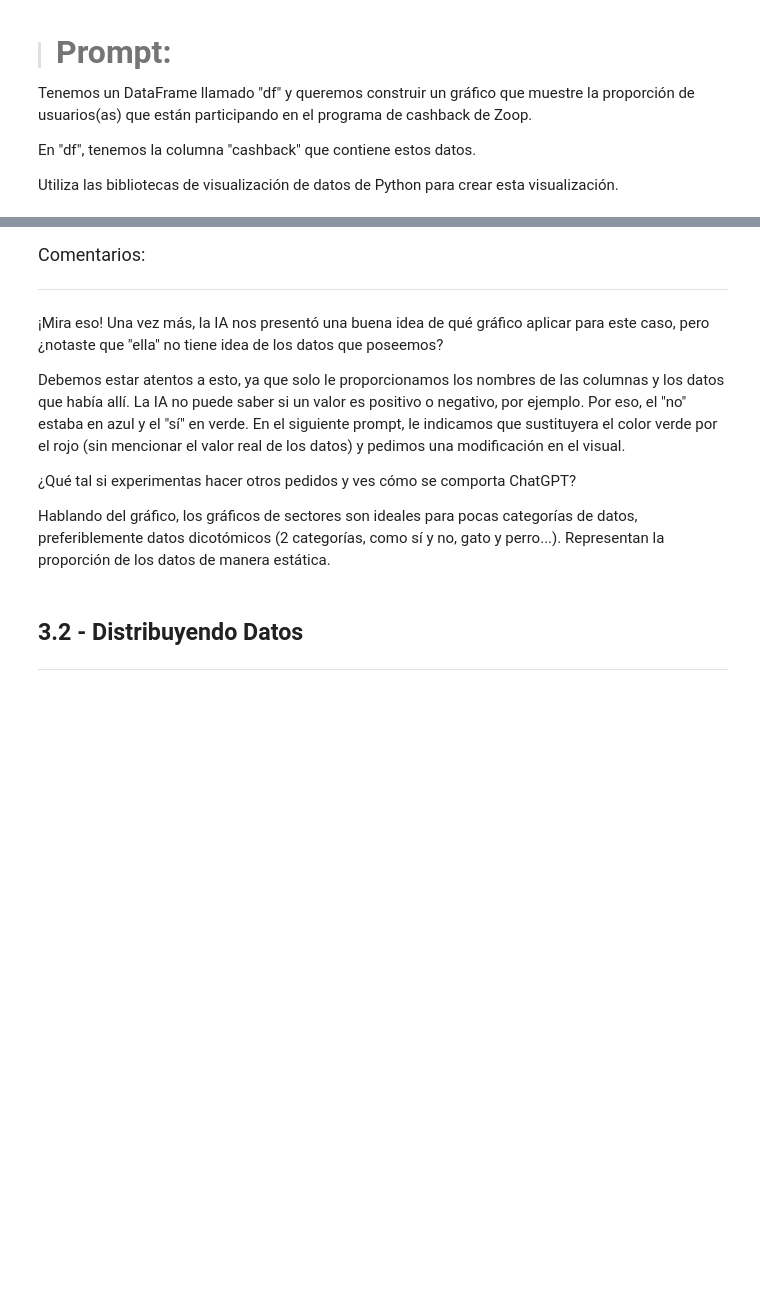
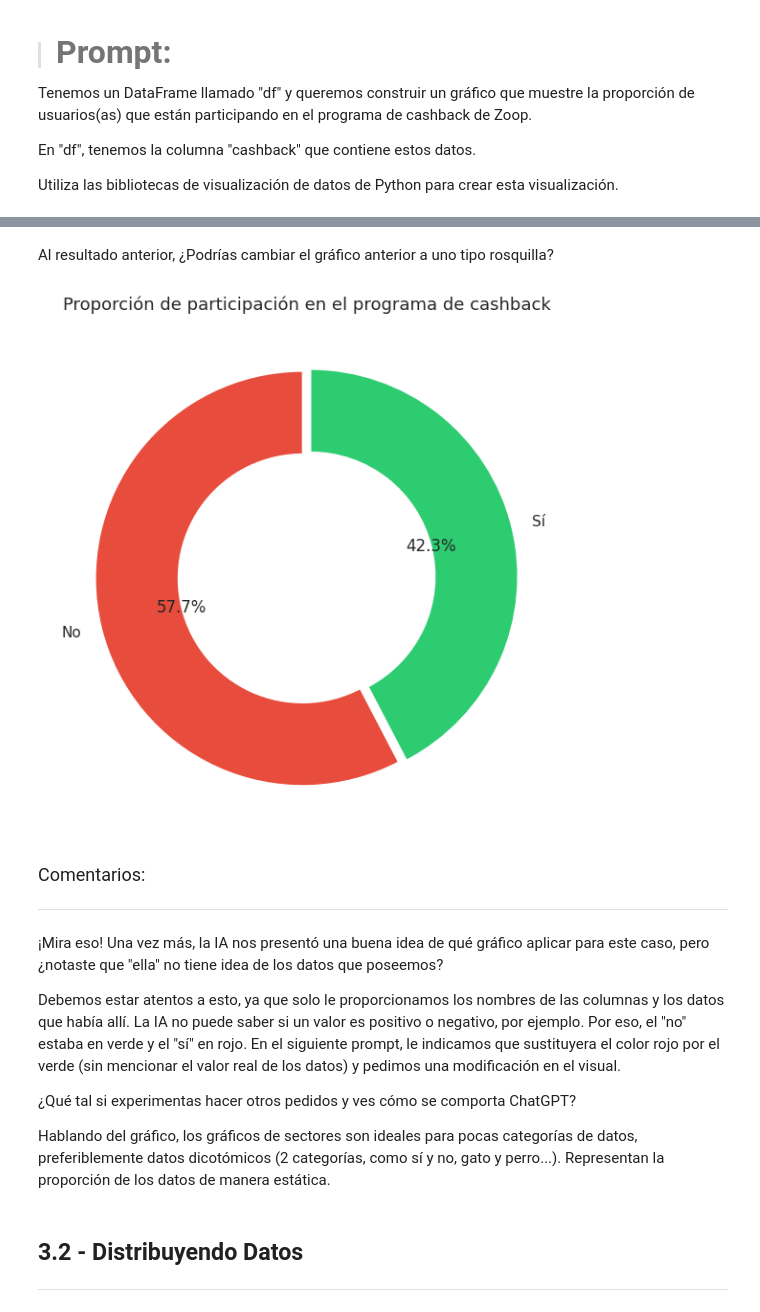
Before and after one commit to DanielRaiicHu/IA_aplicada_a_ciencia_de_datos, a Jupyter notebook: IA_aplicada_a_ciencia_de_datos.ipynb, the cells around one changed output, grey strips where cells are left out. Cells and saved outputs as stored; diff of their text form; code cells hidden in the pictures; blank space fills up the shorter version.

```diff
--- a/IA_aplicada_a_ciencia_de_datos.ipynb
+++ b/IA_aplicada_a_ciencia_de_datos.ipynb
@@ -1227,3 +1290,42 @@ Utiliza las bibliotecas de visualización de datos de Python para crear esta vis
+# %% [markdown]
+Al resultado anterior, ¿Podrías cambiar el gráfico anterior a uno tipo rosquilla?
+# %%
+import pandas as pd
+import matplotlib.pyplot as plt
+
+# 1. Contar la cantidad de usuarios que participan y no participan en el programa de cashback
+participacion_cashback = df['cashback'].value_counts()
+
+# 2. Crear etiquetas y valores
+etiquetas = participacion_cashback.index
+valores = participacion_cashback.values
+
+# 3. Definir colores personalizados: verde para "Sí", rojo para "No"
+colores = ['#e74c3c', '#2ecc71']  # Sí → verde alegre, No → rojo intenso
+
+# 4. Separación entre las secciones (explode)
+explode = [0.02, 0.02]
+
+# 5. Crear el gráfico tipo rosquilla
+plt.figure(figsize=(6, 6))
+plt.pie(
+    valores,
+    labels=etiquetas,
+    autopct='%1.1f%%',
+    startangle=90,
+    colors=colores,
+    explode=explode,
+    wedgeprops={'width': 0.4}  # Crea el efecto de rosquilla
+)
+
+# 6. Agregar título
+plt.title('Proporción de participación en el programa de cashback', fontsize=13)
+
+# 7. Ajustar diseño y mostrar gráfico
+plt.tight_layout()
+plt.show()
+# %% [output]
+[figure, added]
 # %% [markdown]
 <font color="7b71ff" size=4> Comentarios: </font>
 
@@ -1231,7 +1333,7 @@ Utiliza las bibliotecas de visualización de datos de Python para crear esta vis
 
 ¡Mira eso! Una vez más, la IA nos presentó una buena idea de qué gráfico aplicar para este caso, pero ¿notaste que "ella" no tiene idea de los datos que poseemos?
 
-Debemos estar atentos a esto, ya que solo le proporcionamos los nombres de las columnas y los datos que había allí. La IA no puede saber si un valor es positivo o negativo, por ejemplo. Por eso, el "no" estaba en azul y el "sí" en verde. En el siguiente prompt, le indicamos que sustituyera el color verde por el rojo (sin mencionar el valor real de los datos) y pedimos una modificación en el visual.
+Debemos estar atentos a esto, ya que solo le proporcionamos los nombres de las columnas y los datos que había allí. La IA no puede saber si un valor es positivo o negativo, por ejemplo. Por eso, el "no" estaba en verde y el "sí" en rojo. En el siguiente prompt, le indicamos que sustituyera el color rojo por el verde (sin mencionar el valor real de los datos) y pedimos una modificación en el visual.
 
 ¿Qué tal si experimentas hacer otros pedidos y ves cómo se comporta ChatGPT?
 
```
Also changed, not shown: parts of 30 cells of this notebook.
